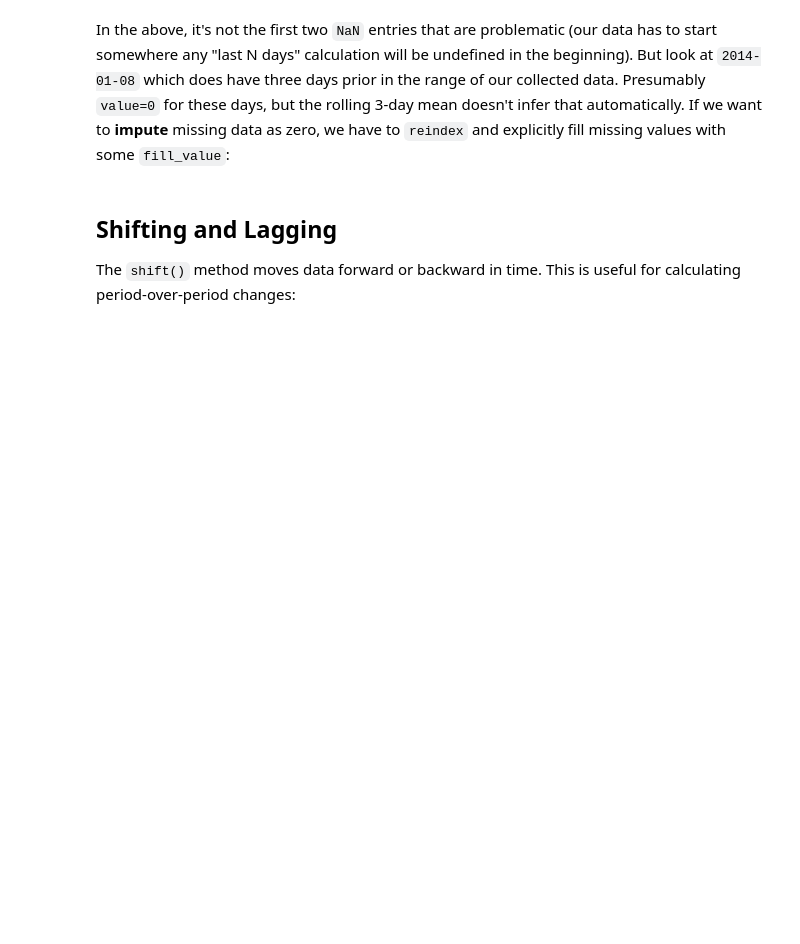
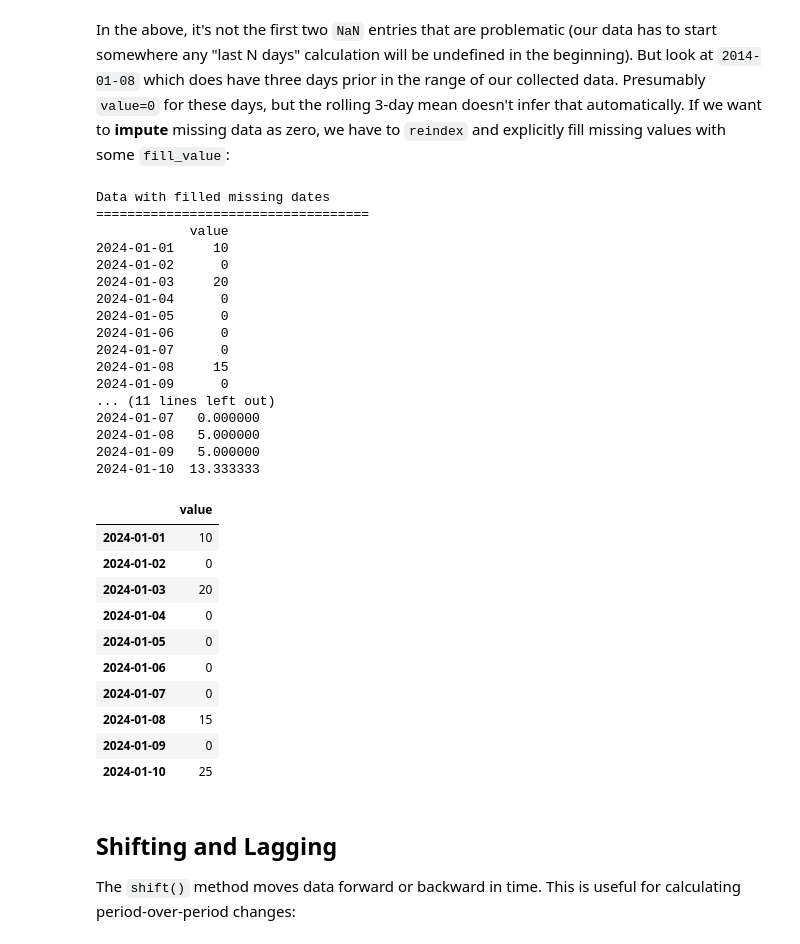
Before and after one commit to mattbecker03/bus675_s26, a Jupyter notebook: lectures/Lecture_06_Time_Series_Geospatial.ipynb, the cells around one changed output. Saved outputs shown, nothing was run; the diff lists cells and outputs as text; code cells hidden in the pictures; blank space fills up the shorter version.

```diff
--- a/lectures/Lecture_06_Time_Series_Geospatial.ipynb
+++ b/lectures/Lecture_06_Time_Series_Geospatial.ipynb
@@ -720,12 +812,42 @@ In the above, it's not the first two `NaN` entries that are problematic (our dat
 # %%
 # Solution: Reindex to fill in missing dates, then calculate
 full_date_range = pd.date_range(start=sparse_data.index.min(), end=sparse_data.index.max())
 sparse_filled = sparse_data.reindex(full_date_range, fill_value=0)
 
 print(f"Data with filled missing dates\n{'='*35}\n{sparse_filled}\n")
 
 print(f"Rolling mean (3-day window) - gaps handled\n{'='*45}")
 print(sparse_filled.rolling(window=3).mean())
+sparse_filled
+# %% [output]
+Data with filled missing dates
+===================================
+            value
+2024-01-01     10
+2024-01-02      0
+2024-01-03     20
+2024-01-04      0
+2024-01-05      0
+2024-01-06      0
+2024-01-07      0
+2024-01-08     15
+2024-01-09      0
+... (11 lines left out)
+2024-01-07   0.000000
+2024-01-08   5.000000
+2024-01-09   5.000000
+2024-01-10  13.333333
+|  | value |
+| 2024-01-01 | 10 |
+| 2024-01-02 | 0 |
+| 2024-01-03 | 20 |
+| 2024-01-04 | 0 |
+| 2024-01-05 | 0 |
+| 2024-01-06 | 0 |
+| 2024-01-07 | 0 |
+| 2024-01-08 | 15 |
+| 2024-01-09 | 0 |
+| 2024-01-10 | 25 |
 # %% [markdown]
 ## Shifting and Lagging
 
```
Also changed, not shown: parts of 26 cells of this notebook, 4 other files.
